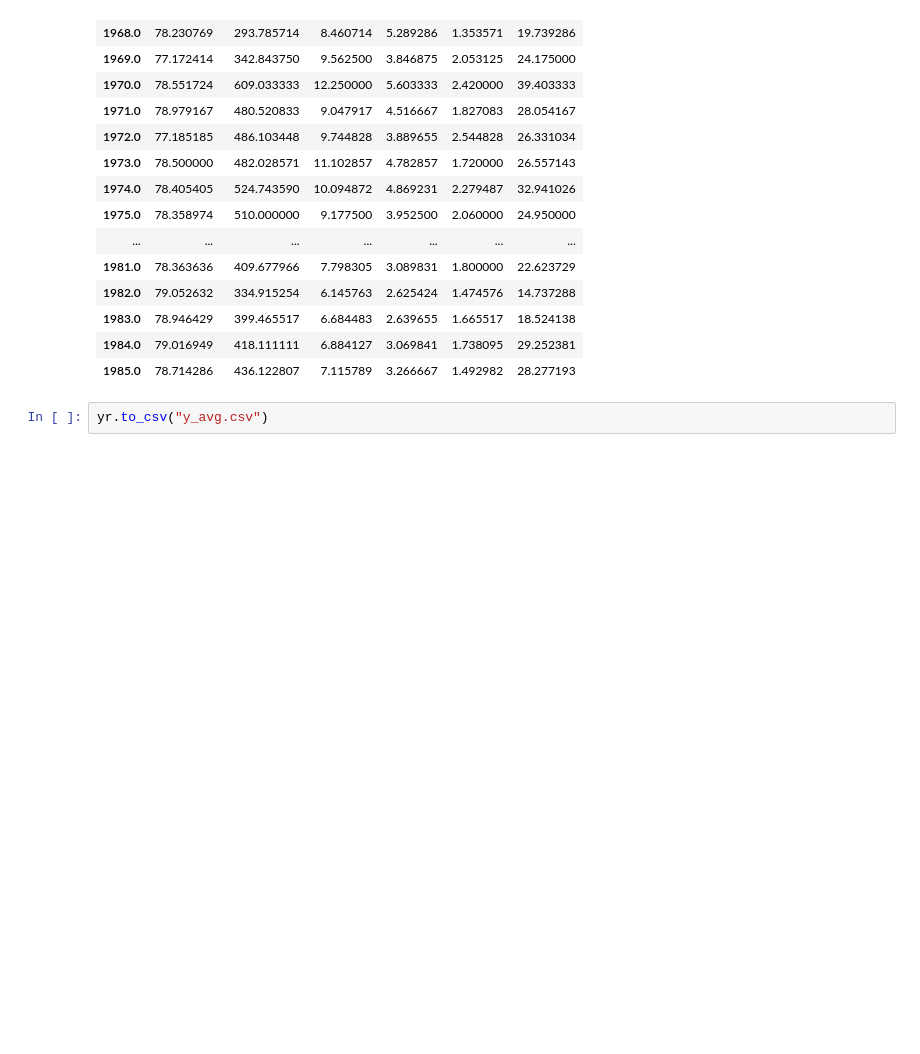
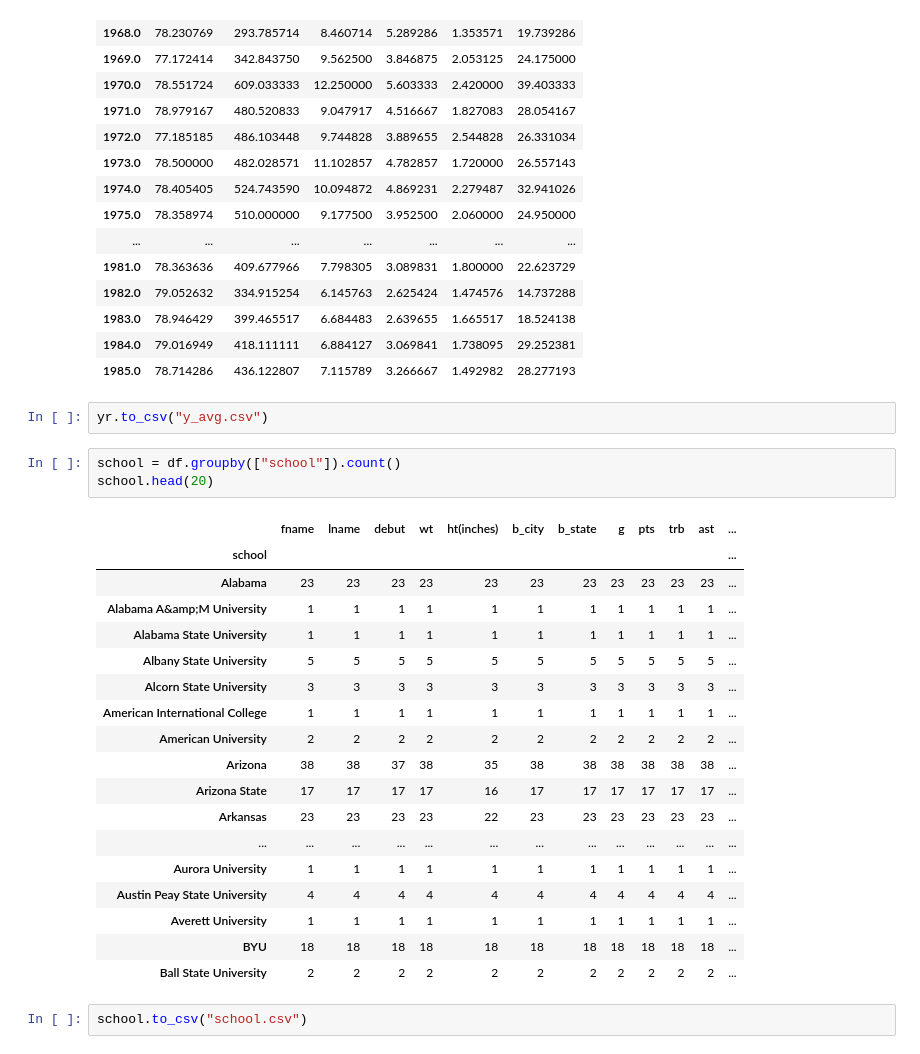
Before and after one commit to joshwmay/inst462_gibson_malik_may, a Jupyter notebook: jupyter/scrape.ipynb, the cells around one changed output. Drawn from its saved outputs; the diff is of its cells as text; blank space fills up the shorter version.

```diff
--- a/jupyter/scrape.ipynb
+++ b/jupyter/scrape.ipynb
@@ -505,3 +505,27 @@ yr.head(20)
 | 1985.0 | 78.714286 | 436.122807 | 7.115789 | 3.266667 | 1.492982 | 28.277193 |
 # %%
 yr.to_csv("y_avg.csv")
+# %%
+school = df.groupby(["school"]).count()
+school.head(20)
+# %% [output]
+|  | fname | lname | debut | wt | ht(inches) | b_city | b_state | g | pts | trb | ast | ... |
+| school |  |  |  |  |  |  |  |  |  |  |  | ... |
+| Alabama | 23 | 23 | 23 | 23 | 23 | 23 | 23 | 23 | 23 | 23 | 23 | ... |
+| Alabama A&amp;M University | 1 | 1 | 1 | 1 | 1 | 1 | 1 | 1 | 1 | 1 | 1 | ... |
+| Alabama State University | 1 | 1 | 1 | 1 | 1 | 1 | 1 | 1 | 1 | 1 | 1 | ... |
+| Albany State University | 5 | 5 | 5 | 5 | 5 | 5 | 5 | 5 | 5 | 5 | 5 | ... |
+| Alcorn State University | 3 | 3 | 3 | 3 | 3 | 3 | 3 | 3 | 3 | 3 | 3 | ... |
+| American International College | 1 | 1 | 1 | 1 | 1 | 1 | 1 | 1 | 1 | 1 | 1 | ... |
+| American University | 2 | 2 | 2 | 2 | 2 | 2 | 2 | 2 | 2 | 2 | 2 | ... |
+| Arizona | 38 | 38 | 37 | 38 | 35 | 38 | 38 | 38 | 38 | 38 | 38 | ... |
+| Arizona State | 17 | 17 | 17 | 17 | 16 | 17 | 17 | 17 | 17 | 17 | 17 | ... |
+| Arkansas | 23 | 23 | 23 | 23 | 22 | 23 | 23 | 23 | 23 | 23 | 23 | ... |
+| ... | ... | ... | ... | ... | ... | ... | ... | ... | ... | ... | ... | ... |
+| Aurora University | 1 | 1 | 1 | 1 | 1 | 1 | 1 | 1 | 1 | 1 | 1 | ... |
+| Austin Peay State University | 4 | 4 | 4 | 4 | 4 | 4 | 4 | 4 | 4 | 4 | 4 | ... |
+| Averett University | 1 | 1 | 1 | 1 | 1 | 1 | 1 | 1 | 1 | 1 | 1 | ... |
+| BYU | 18 | 18 | 18 | 18 | 18 | 18 | 18 | 18 | 18 | 18 | 18 | ... |
+| Ball State University | 2 | 2 | 2 | 2 | 2 | 2 | 2 | 2 | 2 | 2 | 2 | ... |
+# %%
+school.to_csv("school.csv")
```
Also changed, not shown: parts of 2 cells of this notebook, 3 other files.
